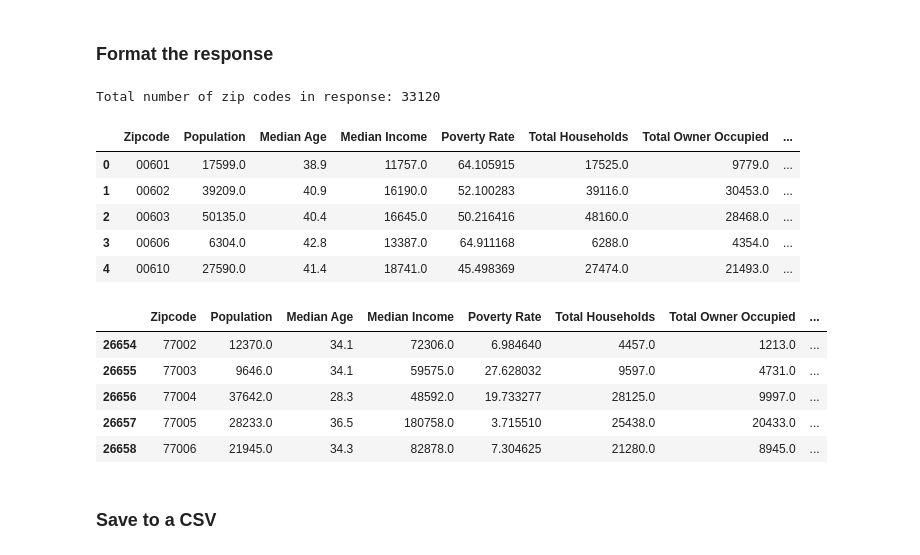
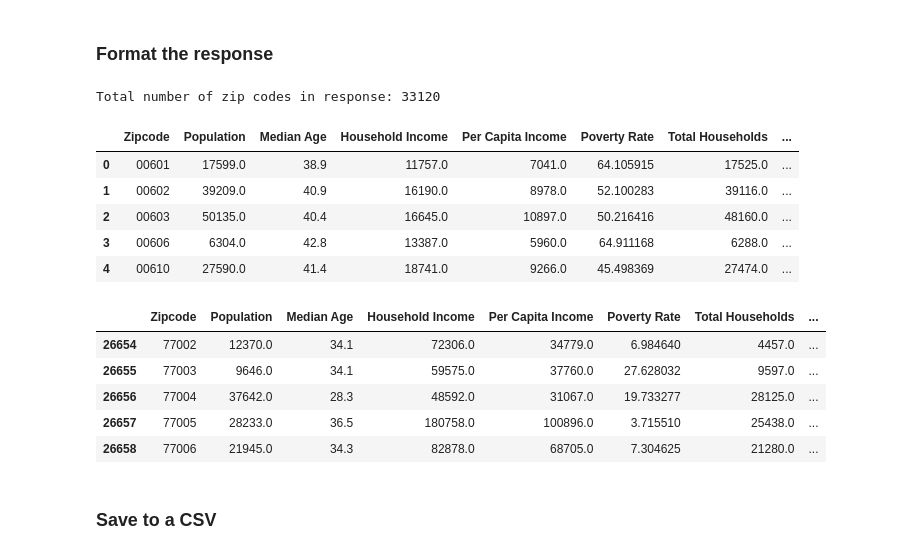
Before and after one commit to fpwirth/Final-Project, a Jupyter notebook: Notebooks/census_data.ipynb, the cells around one changed output. Cells and saved outputs as stored; diff of their text form; code cells hidden in the pictures.

```diff
--- a/Notebooks/census_data.ipynb
+++ b/Notebooks/census_data.ipynb
@@ -20,7 +20,7 @@ import requests
 from config import api_key
 
 # provide the api key and the year to establish a session
-c = Census(api_key, year=2018)
+c = Census(api_key, year=2017)
 
 # Set an option to allow up to 300 characters to print in each column
 pd.set_option('max_colwidth', 300)
@@ -113,9 +128,8 @@ There are a number of convenient methods that the wrapper provides, but the stan
 
 In this code, we're saying we want data for these 6 fields for ALL zip codes.
 # %%
-census_data = c.acs5.get(("NAME", "B19013_001E", "B01003_001E", "B01002_001E", "B17001_002E","B25033_001E",
-                          "B25033_002E", "B25077_001E"),
+census_data = c.acs5.get(("NAME", "B19013_001E", "B01003_001E", "B01002_001E", "B19301_001E", "B17001_002E","B25033_001E","B25033_002E"),
                          {'for': 'zip code tabulation area:*'})
 
-census_data[:1]
+census_data[:5]
 # %% [output]
@@ -136,37 +153,41 @@ census_pd.head()
 # %% [markdown]
 ### Format the response
 # %%
+# Convert to DataFrame
+census_pd = pd.DataFrame(census_data)
 
 # Renaming columns to be more user-friendly
 census_pd = census_pd.rename(columns={"B01003_001E": "Population",
                                       "B01002_001E": "Median Age",
-                                      "B19013_001E": "Median Income",
+                                      "B19013_001E": "Household Income",
+                                      "B19301_001E": "Per Capita Income",
                                       "B17001_002E": "Poverty Count",
                                       "B25033_001E": "Total Households",
                                       "B25033_002E": "Total Owner Occupied",
-                                      "B25077_001E" : "Median Home Value",
                                       "NAME": "Name",
                                       "zip code tabulation area": "Zipcode"})
 
 # Since Census doesn't provide the poverty rate, we can divide Poverty Count by Population to calculate it ourselves
 census_pd["Poverty Rate"] = 100 * census_pd["Poverty Count"].astype(int) / census_pd["Population"].astype(int)
 census_pd["% Owner Occupied"] = 100 * (census_pd["Total Owner Occupied"].astype(int) / census_pd["Total Households"].astype(int))
 
 # Reorder columns and only include ones we're interested in for the final DataFrame
-census_pd = census_pd[["Zipcode", "Population", "Median Age", "Median Income",
-                        "Poverty Rate","Total Households","Total Owner Occupied", "% Owner Occupied", "Median Home Value"]]
+census_pd = census_pd[["Zipcode", "Population", "Median Age", "Household Income",
+                       "Per Capita Income", "Poverty Rate","Total Households","Total Owner Occupied", "% Owner Occupied"]]
 
 # Visualize
 print("Total number of zip codes in response: " + str(len(census_pd)))
+
+
 census_pd.head()
 # %% [output]
 Total number of zip codes in response: 33120
-|  | Zipcode | Population | Median Age | Median Income | Poverty Rate | Total Households | Total Owner Occupied | ... |
-| 0 | 00601 | 17599.0 | 38.9 | 11757.0 | 64.105915 | 17525.0 | 9779.0 | ... |
-| 1 | 00602 | 39209.0 | 40.9 | 16190.0 | 52.100283 | 39116.0 | 30453.0 | ... |
-| 2 | 00603 | 50135.0 | 40.4 | 16645.0 | 50.216416 | 48160.0 | 28468.0 | ... |
-| 3 | 00606 | 6304.0 | 42.8 | 13387.0 | 64.911168 | 6288.0 | 4354.0 | ... |
-| 4 | 00610 | 27590.0 | 41.4 | 18741.0 | 45.498369 | 27474.0 | 21493.0 | ... |
+|  | Zipcode | Population | Median Age | Household Income | Per Capita Income | Poverty Rate | Total Households | ... |
+| 0 | 00601 | 17599.0 | 38.9 | 11757.0 | 7041.0 | 64.105915 | 17525.0 | ... |
+| 1 | 00602 | 39209.0 | 40.9 | 16190.0 | 8978.0 | 52.100283 | 39116.0 | ... |
+| 2 | 00603 | 50135.0 | 40.4 | 16645.0 | 10897.0 | 50.216416 | 48160.0 | ... |
+| 3 | 00606 | 6304.0 | 42.8 | 13387.0 | 5960.0 | 64.911168 | 6288.0 | ... |
+| 4 | 00610 | 27590.0 | 41.4 | 18741.0 | 9266.0 | 45.498369 | 27474.0 | ... |
 # %%
 census_pd["Zipcode"] = census_pd["Zipcode"].astype('str')
 
@@ -184,14 +205,15 @@ census_pd["first2"]= census_pd["Zipcode"].str.slice(0, 2, 1)
 census_pd.head()
 
 census_pd2=census_pd[census_pd["first2"] == "77"]
+census_pd2=census_pd2.drop(columns=["Zip Length","first2"])
 census_pd2.head()
 # %% [output]
-|  | Zipcode | Population | Median Age | Median Income | Poverty Rate | Total Households | Total Owner Occupied | ... |
-| 26654 | 77002 | 12370.0 | 34.1 | 72306.0 | 6.984640 | 4457.0 | 1213.0 | ... |
-| 26655 | 77003 | 9646.0 | 34.1 | 59575.0 | 27.628032 | 9597.0 | 4731.0 | ... |
-| 26656 | 77004 | 37642.0 | 28.3 | 48592.0 | 19.733277 | 28125.0 | 9997.0 | ... |
-| 26657 | 77005 | 28233.0 | 36.5 | 180758.0 | 3.715510 | 25438.0 | 20433.0 | ... |
-| 26658 | 77006 | 21945.0 | 34.3 | 82878.0 | 7.304625 | 21280.0 | 8945.0 | ... |
+|  | Zipcode | Population | Median Age | Household Income | Per Capita Income | Poverty Rate | Total Households | ... |
+| 26654 | 77002 | 12370.0 | 34.1 | 72306.0 | 34779.0 | 6.984640 | 4457.0 | ... |
+| 26655 | 77003 | 9646.0 | 34.1 | 59575.0 | 37760.0 | 27.628032 | 9597.0 | ... |
+| 26656 | 77004 | 37642.0 | 28.3 | 48592.0 | 31067.0 | 19.733277 | 28125.0 | ... |
+| 26657 | 77005 | 28233.0 | 36.5 | 180758.0 | 100896.0 | 3.715510 | 25438.0 | ... |
+| 26658 | 77006 | 21945.0 | 34.3 | 82878.0 | 68705.0 | 7.304625 | 21280.0 | ... |
 # %% [markdown]
 ### Save to a CSV
 # %%
```
Also changed, not shown: parts of 8 cells of this notebook, 3 other files.
